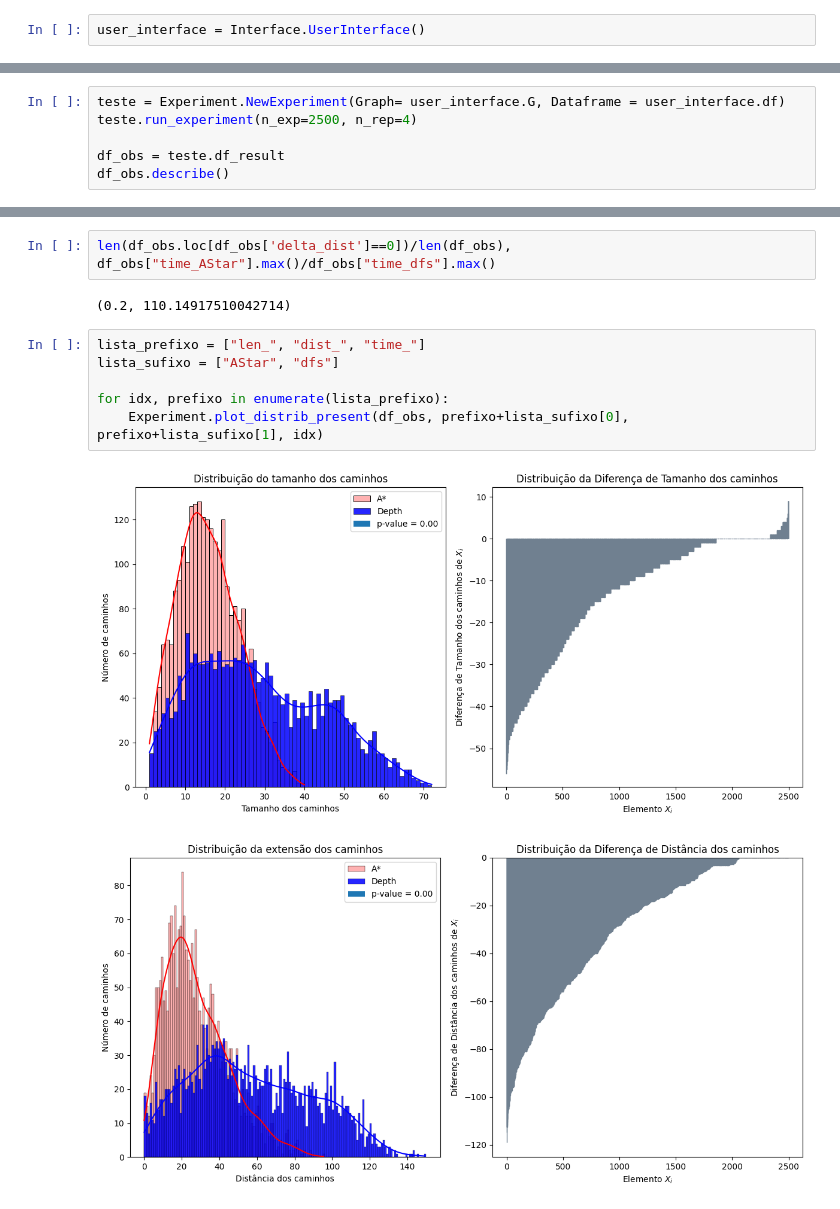
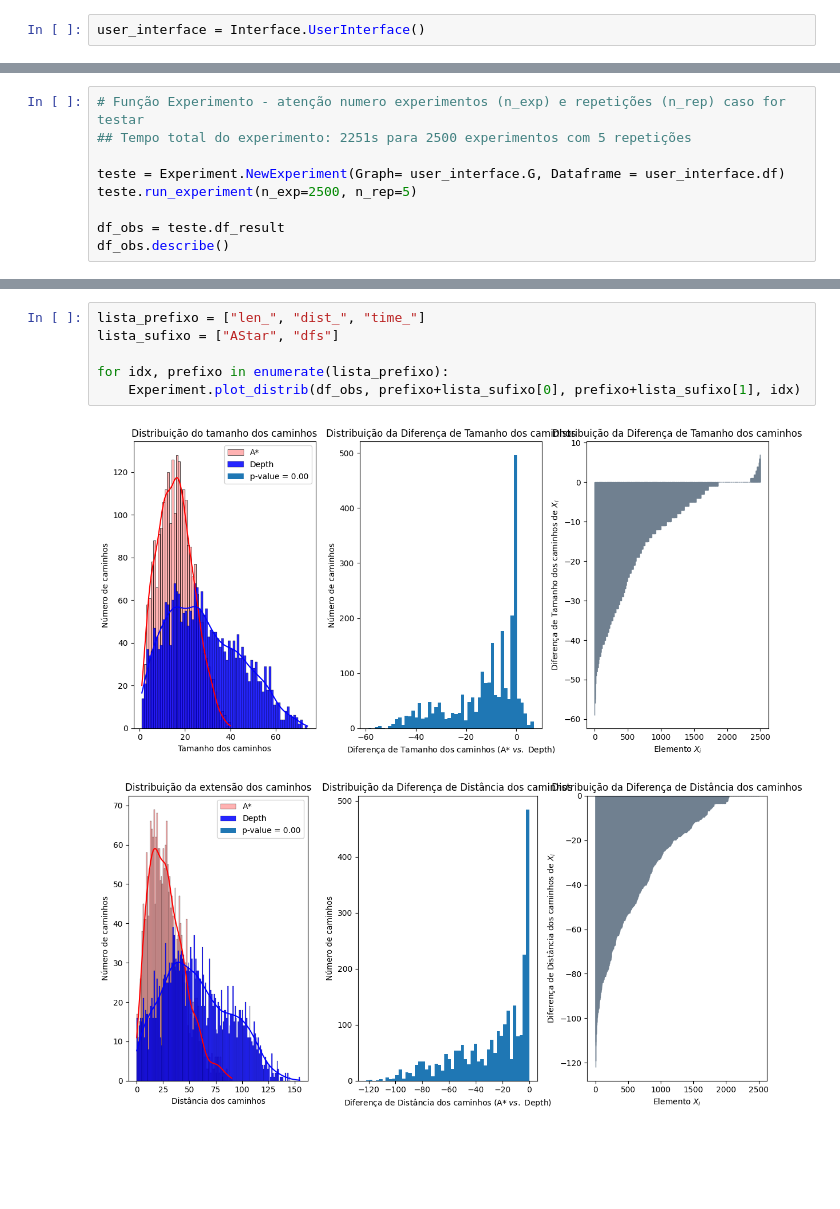
Before and after one commit to arthurhirez/Search_Alg_AI, a Jupyter notebook: Projeto_1_IA.ipynb, the cells around one changed output, grey strips where cells are left out. Cells and saved outputs as stored; diff of their text form; blank space fills up the shorter version.

```diff
--- a/Projeto_1_IA.ipynb
+++ b/Projeto_1_IA.ipynb
@@ -40,6 +49,9 @@ caminho
 # %%
+# Função Experimento - atenção numero experimentos (n_exp) e repetições (n_rep) caso for testar
+## Tempo total do experimento: 2251s para 2500 experimentos com 5 repetições
+
 teste = Experiment.NewExperiment(Graph= user_interface.G, Dataframe = user_interface.df)
-teste.run_experiment(n_exp=2500, n_rep=4)
+teste.run_experiment(n_exp=2500, n_rep=5)
 
 df_obs = teste.df_result
 df_obs.describe()
@@ -57,14 +69,10 @@ Tempo total do experimento: 2074.843911409378s
 8 rows × 27 columns
-# %%
-len(df_obs.loc[df_obs['delta_dist']==0])/len(df_obs), df_obs["time_AStar"].max()/df_obs["time_dfs"].max()
-# %% [output]
-(0.2, 110.14917510042714)
 # %%
 lista_prefixo = ["len_", "dist_", "time_"]
 lista_sufixo = ["AStar", "dfs"]
 
 for idx, prefixo in enumerate(lista_prefixo):
-    Experiment.plot_distrib_present(df_obs, prefixo+lista_sufixo[0], prefixo+lista_sufixo[1], idx)
+    Experiment.plot_distrib(df_obs, prefixo+lista_sufixo[0], prefixo+lista_sufixo[1], idx)
 # %% [output]
-[figure, old version]
+[figure, new version]
-[figure, old version]
+[figure, new version]
```
Also changed, not shown: parts of 8 cells of this notebook, 1 other file.
